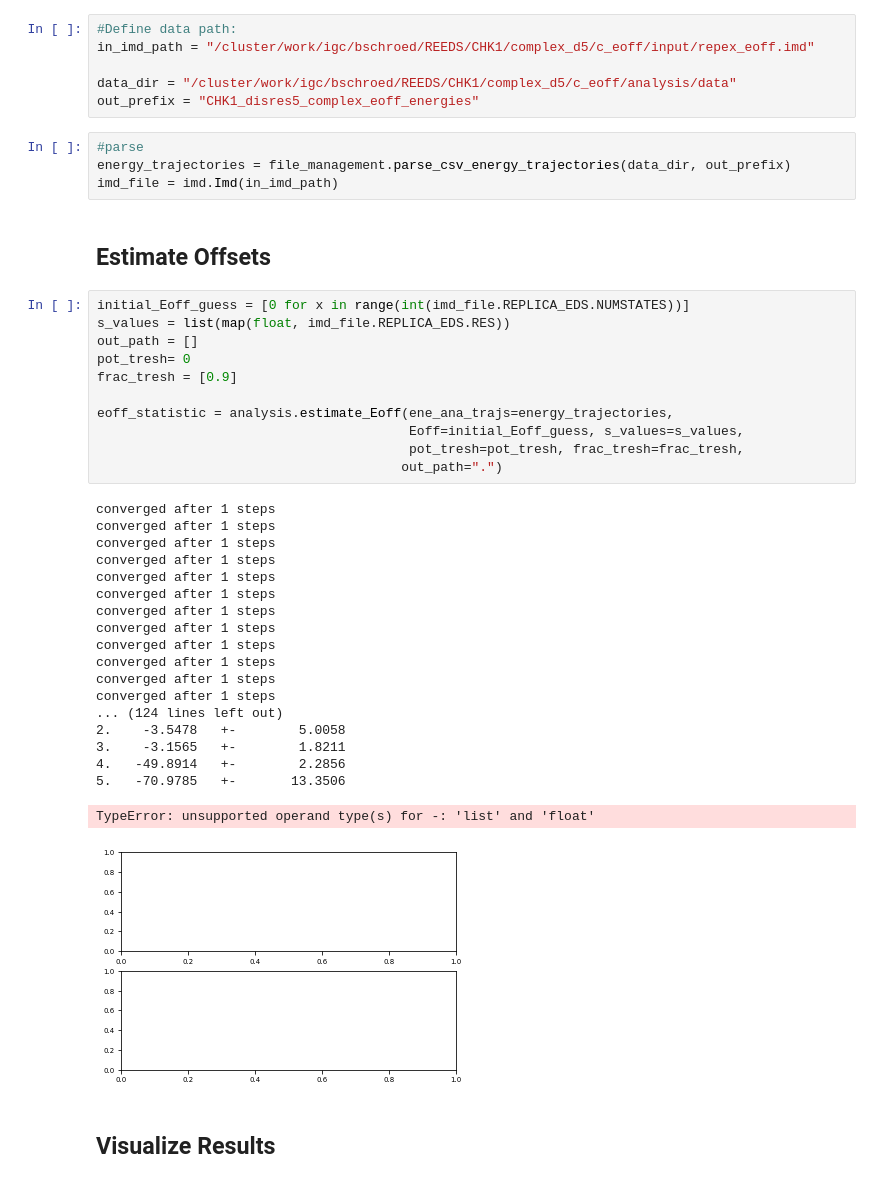
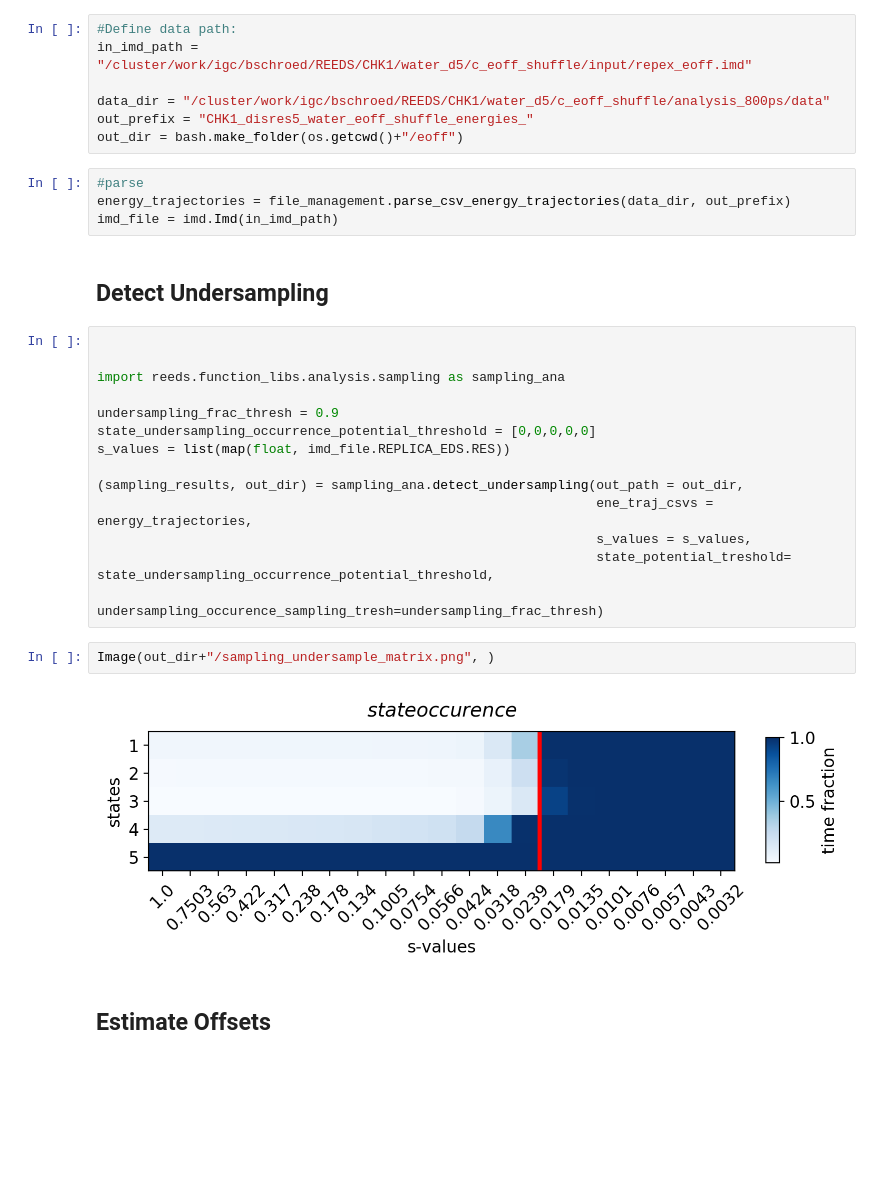
Before and after one commit to rinikerlab/reeds, a Jupyter notebook: examples/RE_EDS_PEOE_energy_offset_estimation.ipynb, the cells around one changed output. Cells and saved outputs as stored; diff of their text form; blank space fills up the shorter version.

```diff
--- a/examples/RE_EDS_PEOE_energy_offset_estimation.ipynb
+++ b/examples/RE_EDS_PEOE_energy_offset_estimation.ipynb
@@ -21,46 +19,34 @@ vis.figsize = [16,9]
 ## Parse Data
 # %%
 #Define data path:
-in_imd_path = "/cluster/work/igc/bschroed/REEDS/CHK1/complex_d5/c_eoff/input/repex_eoff.imd"
+in_imd_path = "/cluster/work/igc/bschroed/REEDS/CHK1/water_d5/c_eoff_shuffle/input/repex_eoff.imd"
 
-data_dir = "/cluster/work/igc/bschroed/REEDS/CHK1/complex_d5/c_eoff/analysis/data"
-out_prefix = "CHK1_disres5_complex_eoff_energies"
+data_dir = "/cluster/work/igc/bschroed/REEDS/CHK1/water_d5/c_eoff_shuffle/analysis_800ps/data"
+out_prefix = "CHK1_disres5_water_eoff_shuffle_energies_"
+out_dir = bash.make_folder(os.getcwd()+"/eoff")
 # %%
 #parse
 energy_trajectories = file_management.parse_csv_energy_trajectories(data_dir, out_prefix)
 imd_file = imd.Imd(in_imd_path)
+# %% [markdown]
+## Detect Undersampling
+# %%
+
+
+import reeds.function_libs.analysis.sampling as sampling_ana
+
+undersampling_frac_thresh = 0.9
+state_undersampling_occurrence_potential_threshold = [0,0,0,0,0]
+s_values = list(map(float, imd_file.REPLICA_EDS.RES))
+
+(sampling_results, out_dir) = sampling_ana.detect_undersampling(out_path = out_dir,
+                                                                ene_traj_csvs = energy_trajectories,
+                                                                s_values = s_values,
+                                                                state_potential_treshold= state_undersampling_occurrence_potential_threshold,
+                                                                undersampling_occurence_sampling_tresh=undersampling_frac_thresh)
+# %%
+Image(out_dir+"/sampling_undersample_matrix.png", )
+# %% [output]
+[figure, added]
 # %% [markdown]
 ## Estimate Offsets
-# %%
-initial_Eoff_guess = [0 for x in range(int(imd_file.REPLICA_EDS.NUMSTATES))]
-s_values = list(map(float, imd_file.REPLICA_EDS.RES))
-out_path = []
-pot_tresh= 0
-frac_tresh = [0.9]
-
-eoff_statistic = analysis.estimate_Eoff(ene_ana_trajs=energy_trajectories,
-                                        Eoff=initial_Eoff_guess, s_values=s_values,
-                                        pot_tresh=pot_tresh, frac_tresh=frac_tresh,
-                                       out_path=".")
-# %% [output]
-converged after 1 steps
-converged after 1 steps
-converged after 1 steps
-converged after 1 steps
-converged after 1 steps
-converged after 1 steps
-converged after 1 steps
-converged after 1 steps
-converged after 1 steps
-converged after 1 steps
-converged after 1 steps
-converged after 1 steps
-... (124 lines left out)
-2.    -3.5478   +-        5.0058
-3.    -3.1565   +-        1.8211
-4.   -49.8914   +-        2.2856
-5.   -70.9785   +-       13.3506
-TypeError: unsupported operand type(s) for -: 'list' and 'float'
-[figure, removed]
-# %% [markdown]
-## Visualize Results
```
Also changed, not shown: parts of 6 cells of this notebook.
